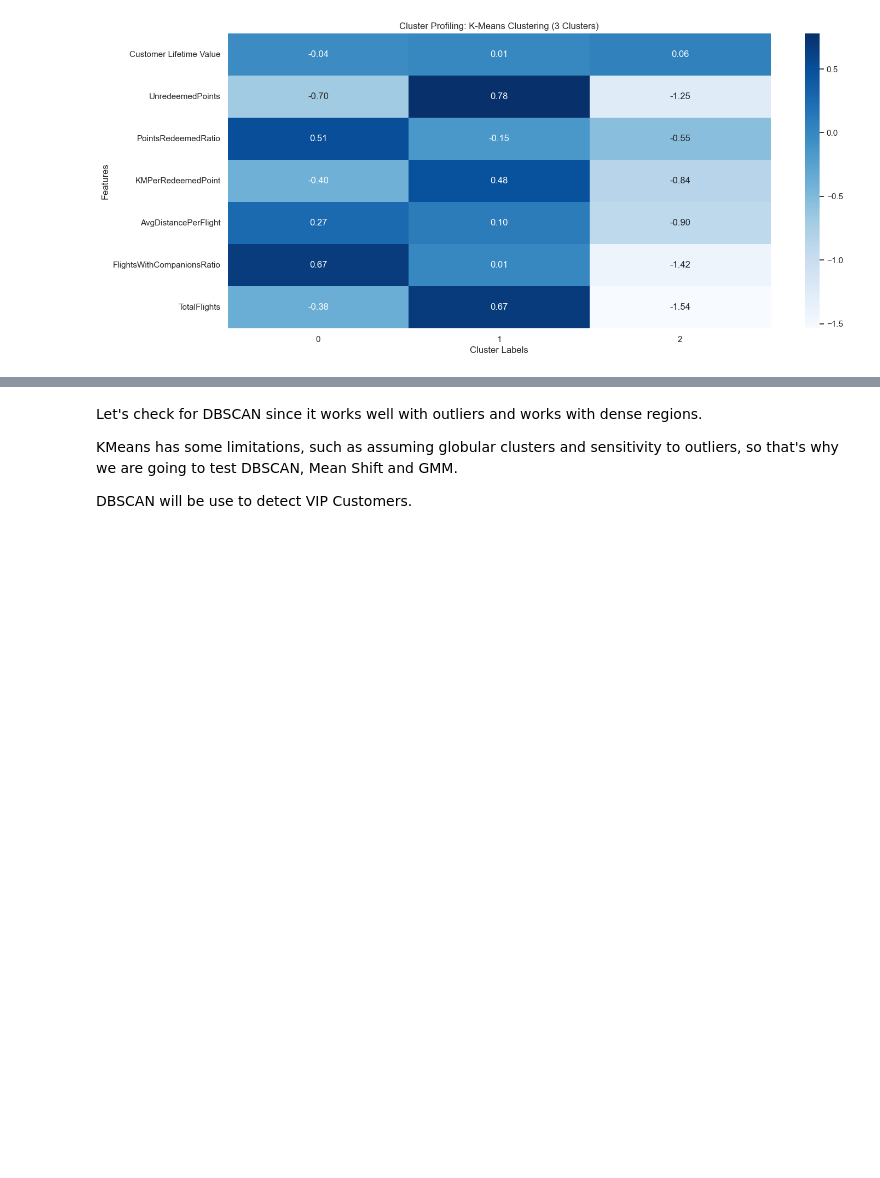
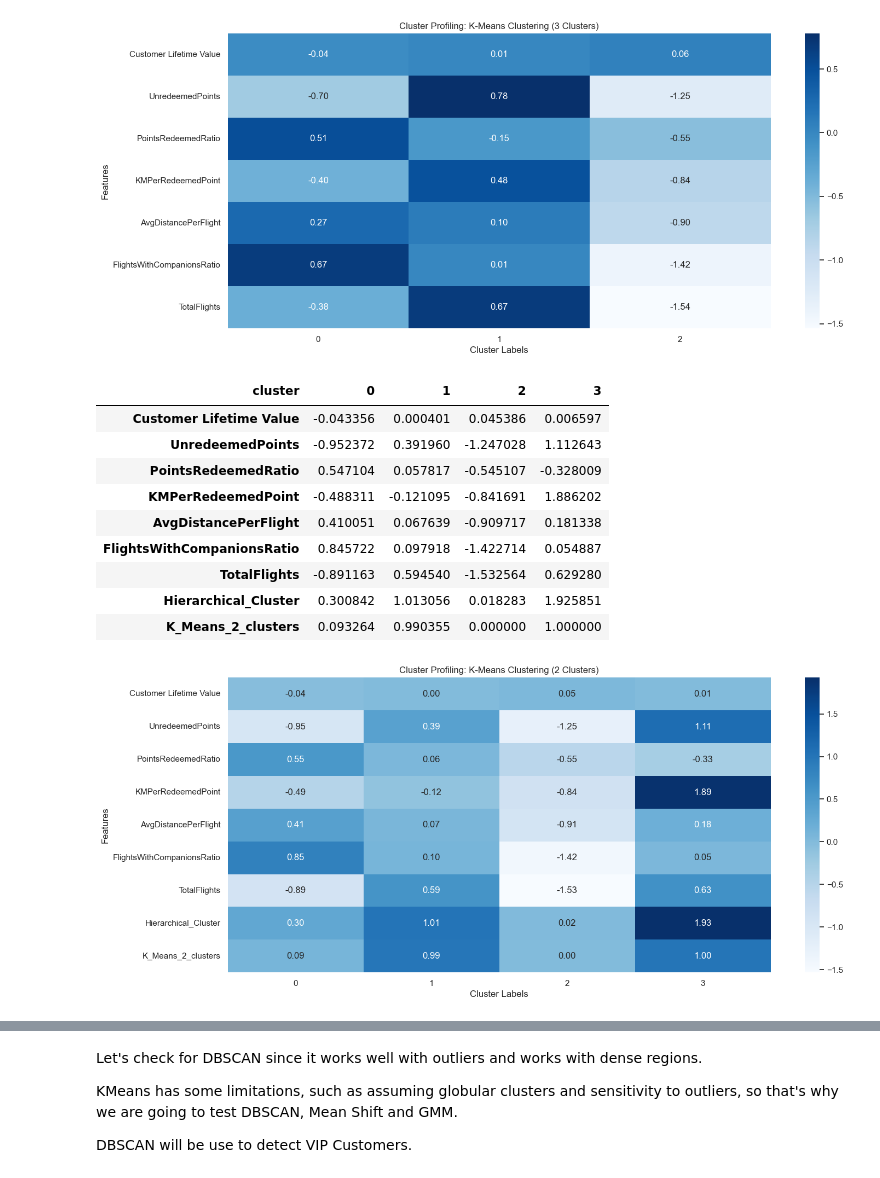
Before and after one commit to calcoafrancisca/Group-39---DM---Part2, a Jupyter notebook: Value-Based-Perspective.ipynb, the cells around one changed output, grey strips where cells are left out. Saved outputs shown, nothing was run; the diff lists cells and outputs as text; code cells hidden in the pictures; blank space fills up the shorter version.

```diff
--- a/Value-Based-Perspective.ipynb
+++ b/Value-Based-Perspective.ipynb
@@ -463,6 +461,34 @@ plt.show()
 | FlightsWithCompanionsRatio | 0.665642 | 0.009026 | -1.416885 |
 | TotalFlights | -0.378553 | 0.668986 | -1.536564 |
 [figure]
+# %%
+km = KMeans(n_clusters=4, init="k-means++", random_state=94)
+km_labels_4 = km.fit_predict(df_value_based)
+
+df_value_based_with_clusters = df_value_based.copy()
+df_value_based_with_clusters['cluster'] = km_labels_4
+cluster_profile_orig = df_value_based_with_clusters.groupby('cluster').mean()
+
+display(cluster_profile_orig.T)
+
+plt.figure(figsize=(16,7))
+sns.heatmap(cluster_profile_orig.T, cmap="Blues", annot=True, fmt=".2f")
+plt.title("Cluster Profiling: K-Means Clustering (2 Clusters)")
+plt.xlabel("Cluster Labels")
+plt.ylabel("Features")
+plt.show()
+# %% [output]
+| cluster | 0 | 1 | 2 | 3 |
+| Customer Lifetime Value | -0.043356 | 0.000401 | 0.045386 | 0.006597 |
+| UnredeemedPoints | -0.952372 | 0.391960 | -1.247028 | 1.112643 |
+| PointsRedeemedRatio | 0.547104 | 0.057817 | -0.545107 | -0.328009 |
+| KMPerRedeemedPoint | -0.488311 | -0.121095 | -0.841691 | 1.886202 |
+| AvgDistancePerFlight | 0.410051 | 0.067639 | -0.909717 | 0.181338 |
+| FlightsWithCompanionsRatio | 0.845722 | 0.097918 | -1.422714 | 0.054887 |
+| TotalFlights | -0.891163 | 0.594540 | -1.532564 | 0.629280 |
+| Hierarchical_Cluster | 0.300842 | 1.013056 | 0.018283 | 1.925851 |
+| K_Means_2_clusters | 0.093264 | 0.990355 | 0.000000 | 1.000000 |
+[figure, added]
 # %%
 # Features used for clustering
 X = df_value_based
```
Also changed, not shown: parts of 14 cells of this notebook.
